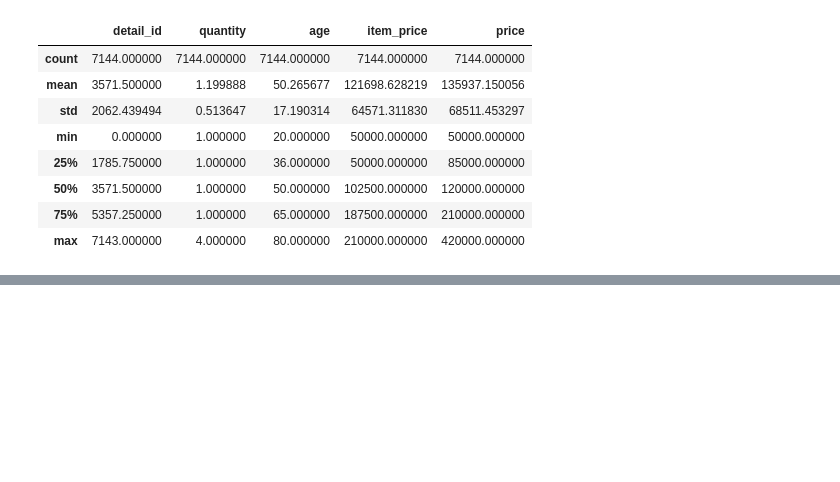
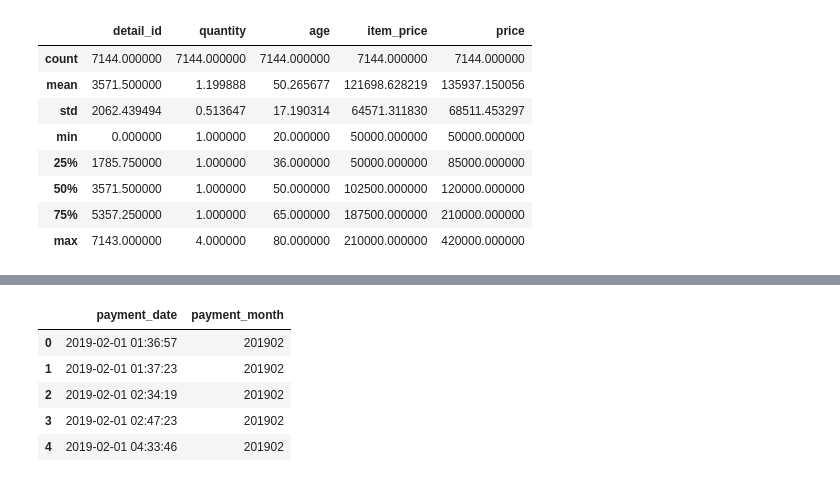
Before and after one commit to katuhito/workspace003, a Jupyter notebook: knock001.ipynb, the cells around one changed output, grey strips where cells are left out. Drawn from its saved outputs; the diff is of its cells as text; code cells hidden in the pictures; blank space fills up the shorter version.

```diff
--- a/knock001.ipynb
+++ b/knock001.ipynb
@@ -203,0 +233,12 @@ join_data.describe()
+# %%
+#payment_date=>datetime型に変更して、年月列の作成を行う。
+join_data["payment_date"] = pd.to_datetime(join_data["payment_date"])
+join_data["payment_month"] = join_data["payment_date"].dt.strftime("%Y%m")
+join_data[["payment_date", "payment_month"]].head()
+# %% [output]
+|  | payment_date | payment_month |
+| 0 | 2019-02-01 01:36:57 | 201902 |
+| 1 | 2019-02-01 01:37:23 | 201902 |
+| 2 | 2019-02-01 02:34:19 | 201902 |
+| 3 | 2019-02-01 02:47:23 | 201902 |
+| 4 | 2019-02-01 04:33:46 | 201902 |
```
Also changed, not shown: parts of 6 cells of this notebook, 1 other file.
